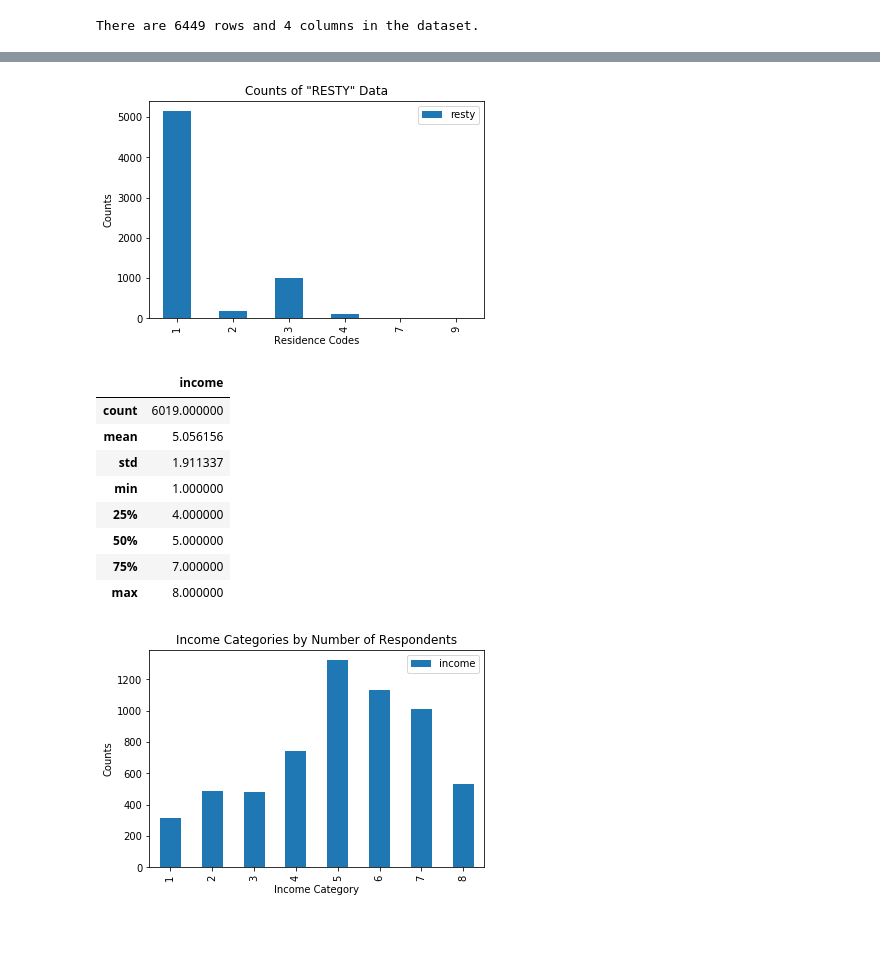
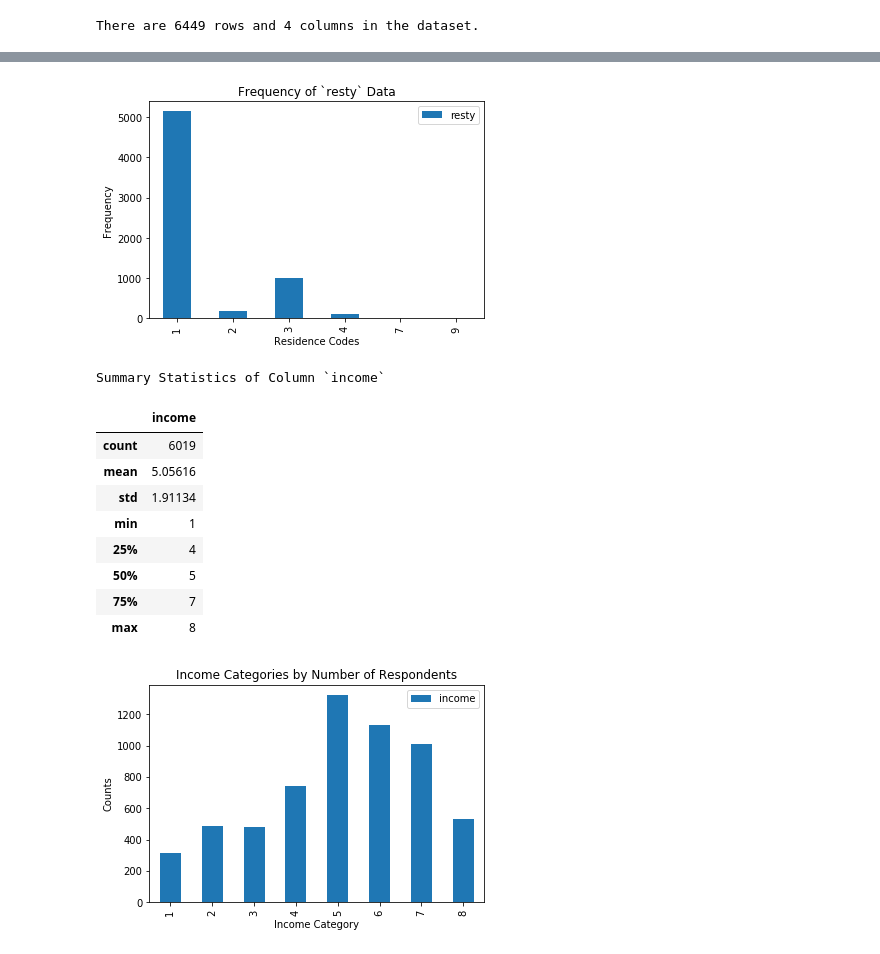
Before and after one commit to saashimi/USP_587, a Jupyter notebook: hw1.ipynb, the cells around one changed output, grey strips where cells are left out. Cells and saved outputs as stored; diff of their text form; code cells hidden in the pictures.

```diff
--- a/hw1.ipynb
+++ b/hw1.ipynb
@@ -38,23 +45,26 @@ df_resty['resty'].describe().to_frame()
 # %%
+# 1a (cont'd)
 grouped = df_resty.groupby(['resty'])['resty'].count().to_frame()
 grouped.plot.bar();
-plt.title('Counts of "RESTY" Data');
-plt.ylabel('Counts');
+plt.title('Frequency of `resty` Data');
+plt.ylabel('Frequency');
 plt.xlabel('Residence Codes');
 # %% [output]
-[figure, old version]
+[figure, new version]
 # %%
+# 1a (cont'd)
 # Exclude responses of 99 'REFUSED'
 df_inc = df.loc[df['income'] != 99]
-df_inc['income'].describe().to_frame()
+df_inc['income'].describe().to_frame().style.set_caption('Summary Statistics of Column `income`')
 # %% [output]
+Summary Statistics of Column `income`
 |  | income |
-| count | 6019.000000 |
-| mean | 5.056156 |
-| std | 1.911337 |
-| min | 1.000000 |
-| 25% | 4.000000 |
-| 50% | 5.000000 |
-| 75% | 7.000000 |
-| max | 8.000000 |
+| count | 6019 |
+| mean | 5.05616 |
+| std | 1.91134 |
+| min | 1 |
+| 25% | 4 |
+| 50% | 5 |
+| 75% | 7 |
+| max | 8 |
 # %%
```
Also changed, not shown: parts of 35 cells of this notebook.
